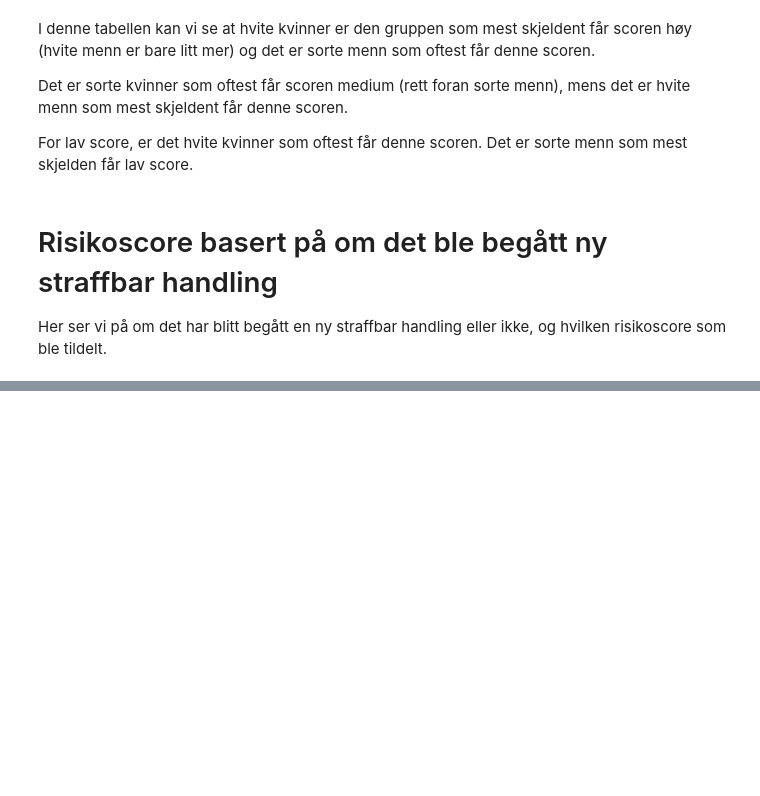
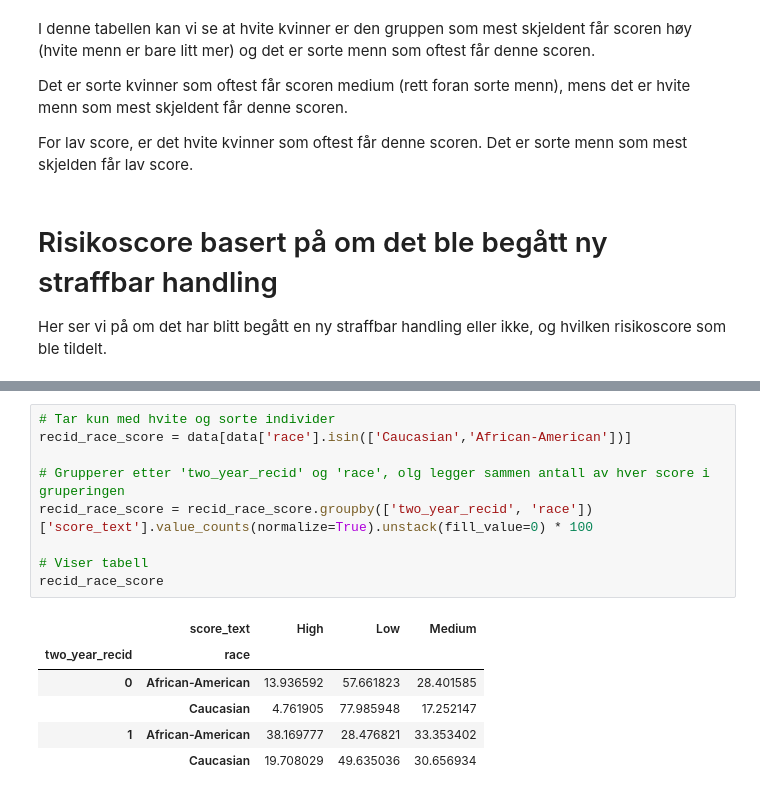
Before and after one commit to julsofpet/HON2200, a Jupyter notebook: notebooks/compas.ipynb, the cells around one changed output, grey strips where cells are left out. Drawn from its saved outputs; the diff is of its cells as text; blank space fills up the shorter version.

```diff
--- a/notebooks/compas.ipynb
+++ b/notebooks/compas.ipynb
@@ -212,0 +217,16 @@ andel_recid_score
+# %%
+# Tar kun med hvite og sorte individer
+recid_race_score = data[data['race'].isin(['Caucasian','African-American'])]
+
+# Grupperer etter 'two_year_recid' og 'race', olg legger sammen antall av hver score i gruperingen
+recid_race_score = recid_race_score.groupby(['two_year_recid', 'race'])['score_text'].value_counts(normalize=True).unstack(fill_value=0) * 100
+
+# Viser tabell
+recid_race_score
+# %% [output]
+|  | score_text | High | Low | Medium |
+| two_year_recid | race |  |  |  |
+| 0 | African-American | 13.936592 | 57.661823 | 28.401585 |
+|  | Caucasian | 4.761905 | 77.985948 | 17.252147 |
+| 1 | African-American | 38.169777 | 28.476821 | 33.353402 |
+|  | Caucasian | 19.708029 | 49.635036 | 30.656934 |
```
Also changed, not shown: parts of 6 cells of this notebook.
